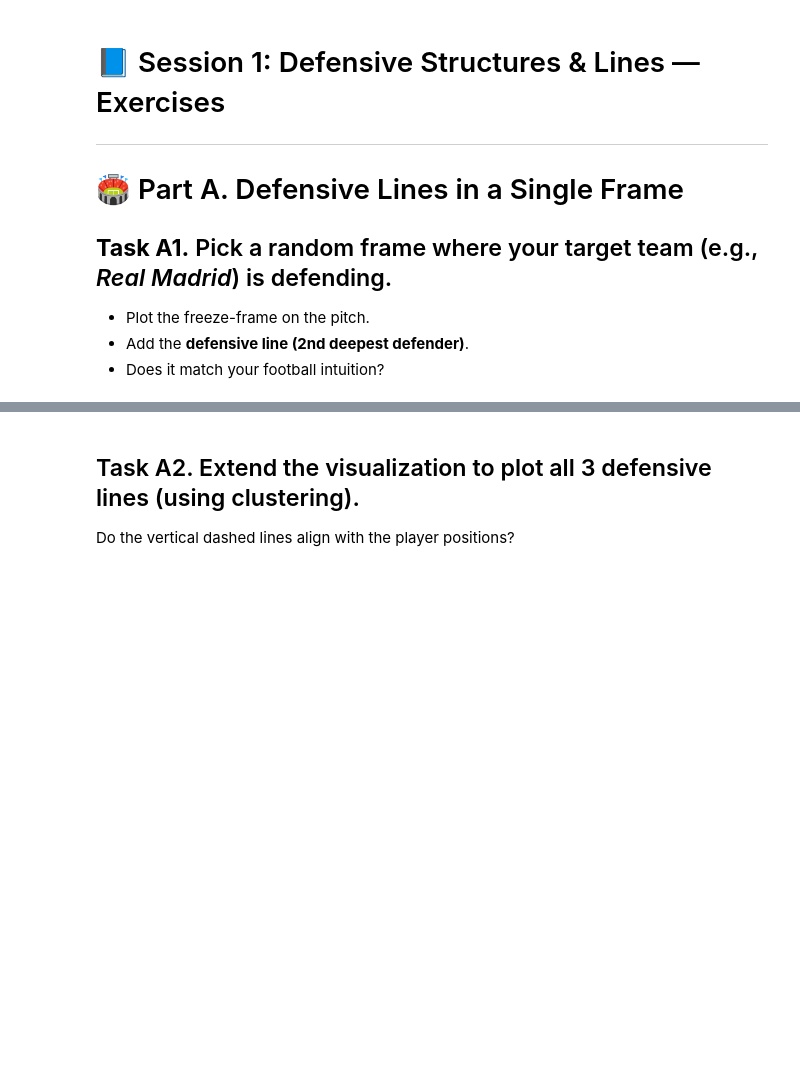
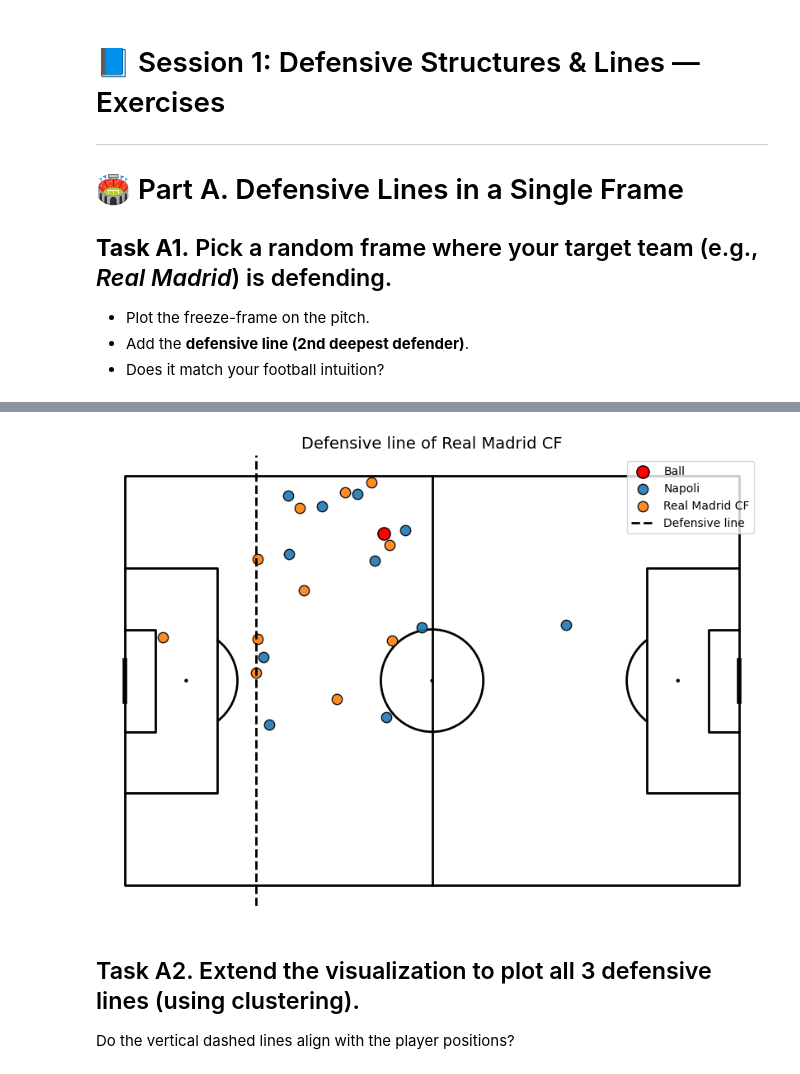
Before and after one commit to MartimRego/pass-decisions, a Jupyter notebook: Module_1/excercise_module_1.ipynb, the cells around one changed output, grey strips where cells are left out. Cells and saved outputs as stored; diff of their text form; code cells hidden in the pictures; blank space fills up the shorter version.

```diff
--- a/Module_1/excercise_module_1.ipynb
+++ b/Module_1/excercise_module_1.ipynb
@@ -15,0 +43,12 @@ plot_defensive_line(frame_example, defending_team_name="Real Madrid CF")
+# %%
+# Load freeze frames data
+print("📥 Loading freeze frames...")
+df_freeze = pd.read_parquet(FREEZE_PARQUET)
+
+print(f"✅ Loaded {len(df_freeze):,} freeze frame rows")
+print(f"   Unique matches: {df_freeze['match_id'].nunique()}")
+print(f"   Unique events: {df_freeze['event_id'].nunique():,}")
+print(f"   Memory usage: {df_freeze.memory_usage(deep=True).sum() / 1024**2:.1f} MB")
+
+# Display sample
+df_freeze.head()
@@ -16,3 +133,21 @@ plot_defensive_line(frame_example, defending_team_name="Real Madrid CF")
+# %%
+# Pick a random frame
+random_row = df_freeze.sample(1).iloc[0]
+match_id = random_row["match_id"]
+frame_no = random_row["frame"]
+
+frame_example = df_freeze[
+    (df_freeze["match_id"] == match_id) &
+    (df_freeze["frame"] == frame_no)
+]
+
+# Pick defending team from this frame
+defending_team = frame_example.loc[~frame_example["is_ball"], "player_team_name"].unique()[0]
+
+# Plot
+plot_defensive_line(frame_example, defending_team_name=defending_team, defend_left=True)
+# %% [output]
+[figure, added]
 # %% [markdown]
 ## Task A2. Extend the visualization to plot all 3 defensive lines (using clustering).
 
```
Also changed, not shown: parts of 4 cells of this notebook, 2 other files.
